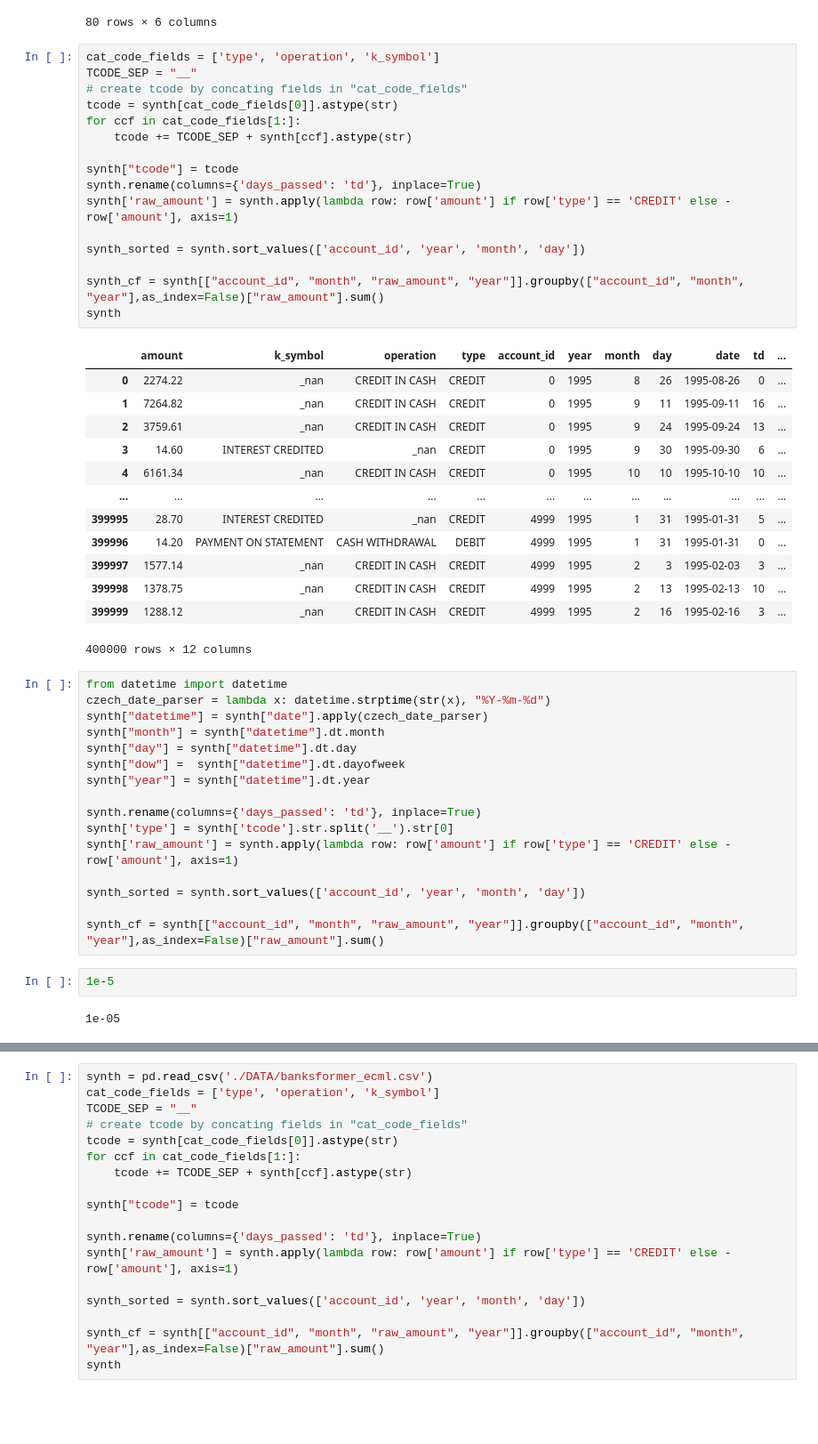
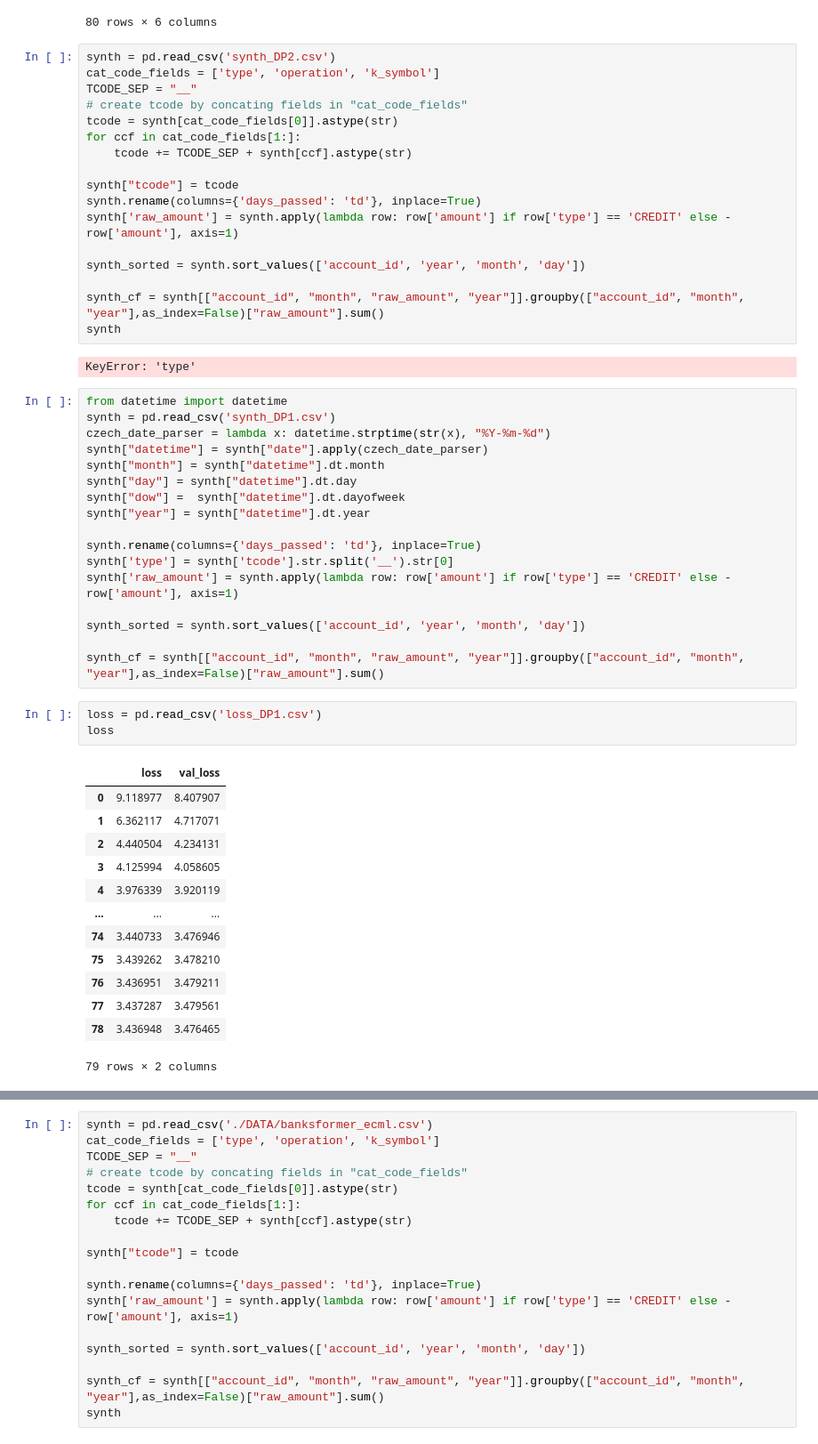
Before and after one commit to Hamideh-Mehri/Banksformer, a Jupyter notebook: Test.ipynb, the cells around one changed output, grey strips where cells are left out. Shown: that part at 89% size. Saved outputs shown, nothing was run; the diff lists cells and outputs as text; blank space fills up the shorter version.

```diff
--- a/Test.ipynb
+++ b/Test.ipynb
@@ -1697,6 +1859,7 @@ synth[80:160]
 | 159 | 4912.24 | CREDIT__CREDIT IN CASH__nan | 8 | 1 | 355 | 1996-12-21 |
 80 rows × 6 columns
 # %%
+synth = pd.read_csv('synth_DP2.csv')
 cat_code_fields = ['type', 'operation', 'k_symbol']
 TCODE_SEP = "__"
 # create tcode by concating fields in "cat_code_fields"
@@ -1713,21 +1876,10 @@ synth_sorted = synth.sort_values(['account_id', 'year', 'month', 'day'])
 synth_cf = synth[["account_id", "month", "raw_amount", "year"]].groupby(["account_id", "month", "year"],as_index=False)["raw_amount"].sum()
 synth
 # %% [output]
-|  | amount | k_symbol | operation | type | account_id | year | month | day | date | td | ... |
-| 0 | 2274.22 | _nan | CREDIT IN CASH | CREDIT | 0 | 1995 | 8 | 26 | 1995-08-26 | 0 | ... |
-| 1 | 7264.82 | _nan | CREDIT IN CASH | CREDIT | 0 | 1995 | 9 | 11 | 1995-09-11 | 16 | ... |
-| 2 | 3759.61 | _nan | CREDIT IN CASH | CREDIT | 0 | 1995 | 9 | 24 | 1995-09-24 | 13 | ... |
-| 3 | 14.60 | INTEREST CREDITED | _nan | CREDIT | 0 | 1995 | 9 | 30 | 1995-09-30 | 6 | ... |
-| 4 | 6161.34 | _nan | CREDIT IN CASH | CREDIT | 0 | 1995 | 10 | 10 | 1995-10-10 | 10 | ... |
-| ... | ... | ... | ... | ... | ... | ... | ... | ... | ... | ... | ... |
-| 399995 | 28.70 | INTEREST CREDITED | _nan | CREDIT | 4999 | 1995 | 1 | 31 | 1995-01-31 | 5 | ... |
-| 399996 | 14.20 | PAYMENT ON STATEMENT | CASH WITHDRAWAL | DEBIT | 4999 | 1995 | 1 | 31 | 1995-01-31 | 0 | ... |
-| 399997 | 1577.14 | _nan | CREDIT IN CASH | CREDIT | 4999 | 1995 | 2 | 3 | 1995-02-03 | 3 | ... |
-| 399998 | 1378.75 | _nan | CREDIT IN CASH | CREDIT | 4999 | 1995 | 2 | 13 | 1995-02-13 | 10 | ... |
-| 399999 | 1288.12 | _nan | CREDIT IN CASH | CREDIT | 4999 | 1995 | 2 | 16 | 1995-02-16 | 3 | ... |
-400000 rows × 12 columns
+KeyError: 'type'
 # %%
 from datetime import datetime
+synth = pd.read_csv('synth_DP1.csv')
 czech_date_parser = lambda x: datetime.strptime(str(x), "%Y-%m-%d")
 synth["datetime"] = synth["date"].apply(czech_date_parser)
 synth["month"] = synth["datetime"].dt.month
@@ -1742,10 +1894,23 @@ synth['raw_amount'] = synth.apply(lambda row: row['amount'] if row['type'] == 'C
 synth_sorted = synth.sort_values(['account_id', 'year', 'month', 'day'])
 
 synth_cf = synth[["account_id", "month", "raw_amount", "year"]].groupby(["account_id", "month", "year"],as_index=False)["raw_amount"].sum()
-# %%
-1e-5
-# %% [output]
-1e-05
+# %%
+loss = pd.read_csv('loss_DP1.csv')
+loss
+# %% [output]
+|  | loss | val_loss |
+| 0 | 9.118977 | 8.407907 |
+| 1 | 6.362117 | 4.717071 |
+| 2 | 4.440504 | 4.234131 |
+| 3 | 4.125994 | 4.058605 |
+| 4 | 3.976339 | 3.920119 |
+| ... | ... | ... |
+| 74 | 3.440733 | 3.476946 |
+| 75 | 3.439262 | 3.478210 |
+| 76 | 3.436951 | 3.479211 |
+| 77 | 3.437287 | 3.479561 |
+| 78 | 3.436948 | 3.476465 |
+79 rows × 2 columns
 # %%
 CONT_FIELDS = ["amount", "td"]
 
```
Also changed, not shown: parts of 15 cells of this notebook, 24 other files.
